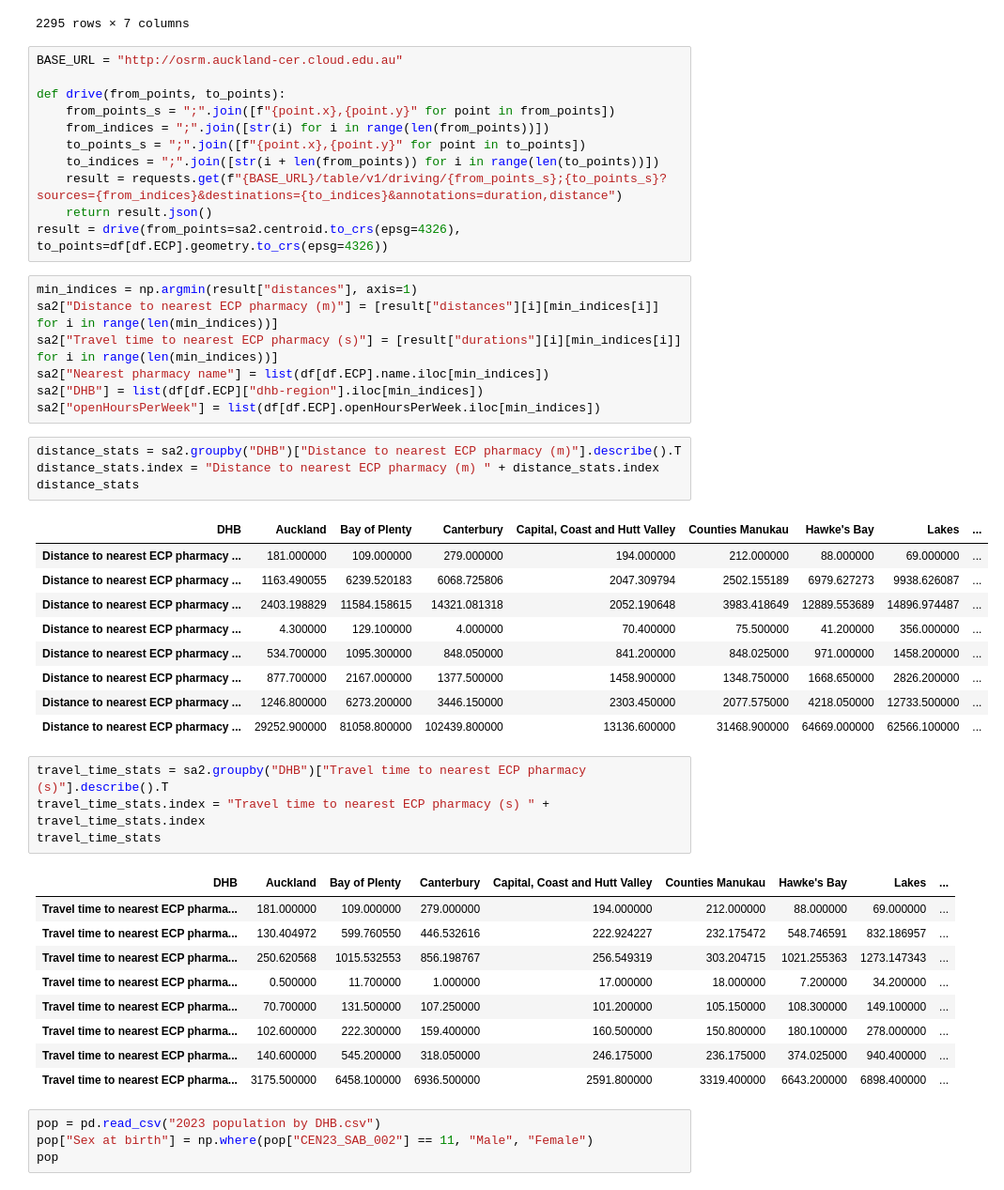
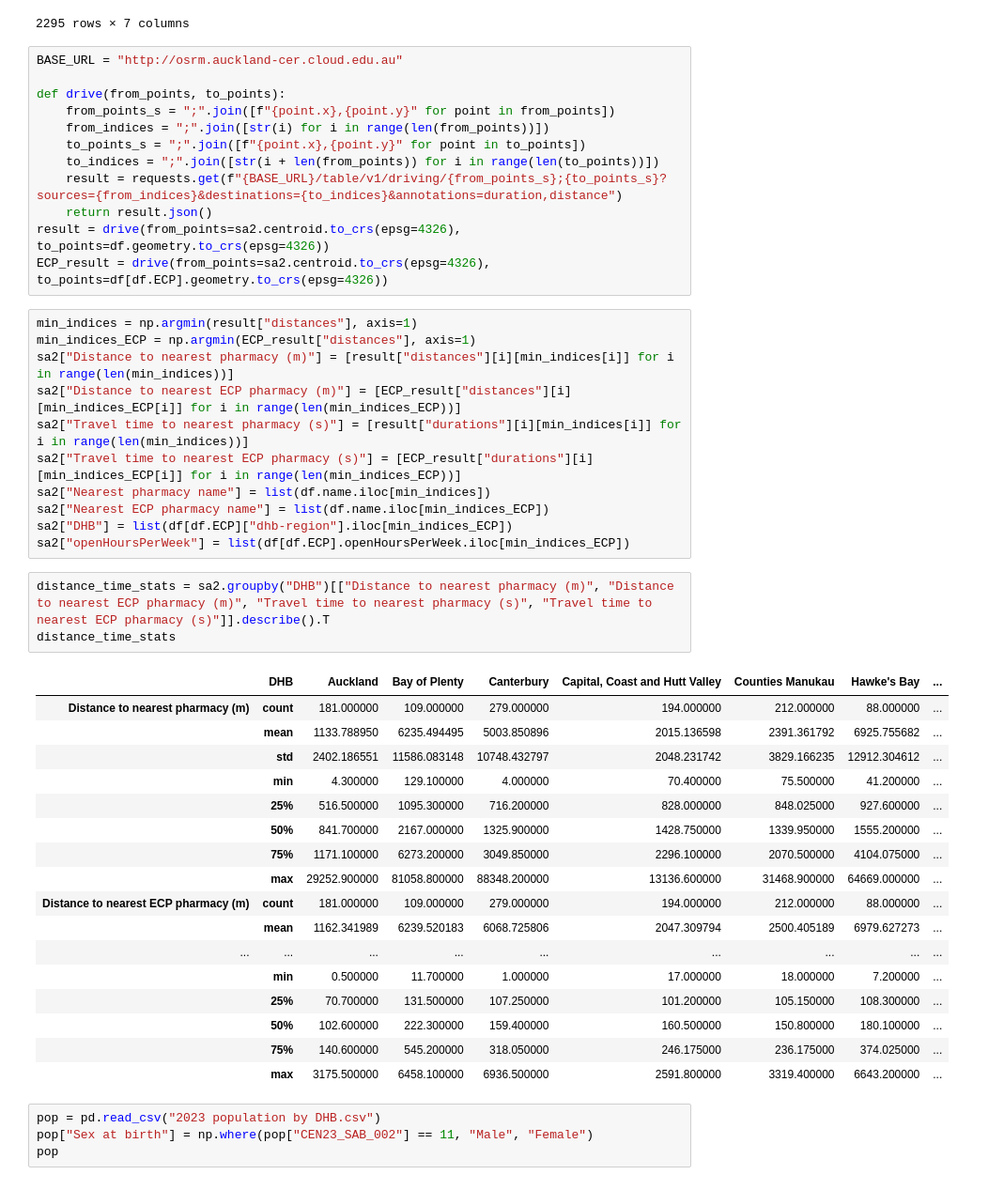
Before and after one commit to UoA-eResearch/healthpoint, a Jupyter notebook: ECP.ipynb, the cells around one changed output. Shown at 94% size. Saved outputs shown, nothing was run; the diff lists cells and outputs as text.

Commit message:
integrate births by age & DHB stats, add travel time to any pharmacy for comparison

```diff
--- a/ECP.ipynb
+++ b/ECP.ipynb
@@ -210,42 +210,40 @@ def drive(from_points, to_points):
     to_indices = ";".join([str(i + len(from_points)) for i in range(len(to_points))])
     result = requests.get(f"{BASE_URL}/table/v1/driving/{from_points_s};{to_points_s}?sources={from_indices}&destinations={to_indices}&annotations=duration,distance")
     return result.json()
-result = drive(from_points=sa2.centroid.to_crs(epsg=4326), to_points=df[df.ECP].geometry.to_crs(epsg=4326))
+result = drive(from_points=sa2.centroid.to_crs(epsg=4326), to_points=df.geometry.to_crs(epsg=4326))
+ECP_result = drive(from_points=sa2.centroid.to_crs(epsg=4326), to_points=df[df.ECP].geometry.to_crs(epsg=4326))
 # %%
 min_indices = np.argmin(result["distances"], axis=1)
-sa2["Distance to nearest ECP pharmacy (m)"] = [result["distances"][i][min_indices[i]] for i in range(len(min_indices))]
-sa2["Travel time to nearest ECP pharmacy (s)"] = [result["durations"][i][min_indices[i]] for i in range(len(min_indices))]
-sa2["Nearest pharmacy name"] = list(df[df.ECP].name.iloc[min_indices])
-sa2["DHB"] = list(df[df.ECP]["dhb-region"].iloc[min_indices])
-sa2["openHoursPerWeek"] = list(df[df.ECP].openHoursPerWeek.iloc[min_indices])
+min_indices_ECP = np.argmin(ECP_result["distances"], axis=1)
+sa2["Distance to nearest pharmacy (m)"] = [result["distances"][i][min_indices[i]] for i in range(len(min_indices))]
+sa2["Distance to nearest ECP pharmacy (m)"] = [ECP_result["distances"][i][min_indices_ECP[i]] for i in range(len(min_indices_ECP))]
+sa2["Travel time to nearest pharmacy (s)"] = [result["durations"][i][min_indices[i]] for i in range(len(min_indices))]
+sa2["Travel time to nearest ECP pharmacy (s)"] = [ECP_result["durations"][i][min_indices_ECP[i]] for i in range(len(min_indices_ECP))]
+sa2["Nearest pharmacy name"] = list(df.name.iloc[min_indices])
+sa2["Nearest ECP pharmacy name"] = list(df.name.iloc[min_indices_ECP])
+sa2["DHB"] = list(df[df.ECP]["dhb-region"].iloc[min_indices_ECP])
+sa2["openHoursPerWeek"] = list(df[df.ECP].openHoursPerWeek.iloc[min_indices_ECP])
 # %%
-distance_stats = sa2.groupby("DHB")["Distance to nearest ECP pharmacy (m)"].describe().T
-distance_stats.index = "Distance to nearest ECP pharmacy (m) " + distance_stats.index
-distance_stats
+distance_time_stats = sa2.groupby("DHB")[["Distance to nearest pharmacy (m)", "Distance to nearest ECP pharmacy (m)", "Travel time to nearest pharmacy (s)", "Travel time to nearest ECP pharmacy (s)"]].describe().T
+distance_time_stats
 # %% [output]
-| DHB | Auckland | Bay of Plenty | Canterbury | Capital, Coast and Hutt Valley | Counties Manukau | Hawke's Bay | Lakes | ... |
-| Distance to nearest ECP pharmacy ... | 181.000000 | 109.000000 | 279.000000 | 194.000000 | 212.000000 | 88.000000 | 69.000000 | ... |
-| Distance to nearest ECP pharmacy ... | 1163.490055 | 6239.520183 | 6068.725806 | 2047.309794 | 2502.155189 | 6979.627273 | 9938.626087 | ... |
-| Distance to nearest ECP pharmacy ... | 2403.198829 | 11584.158615 | 14321.081318 | 2052.190648 | 3983.418649 | 12889.553689 | 14896.974487 | ... |
-| Distance to nearest ECP pharmacy ... | 4.300000 | 129.100000 | 4.000000 | 70.400000 | 75.500000 | 41.200000 | 356.000000 | ... |
-| Distance to nearest ECP pharmacy ... | 534.700000 | 1095.300000 | 848.050000 | 841.200000 | 848.025000 | 971.000000 | 1458.200000 | ... |
-| Distance to nearest ECP pharmacy ... | 877.700000 | 2167.000000 | 1377.500000 | 1458.900000 | 1348.750000 | 1668.650000 | 2826.200000 | ... |
-| Distance to nearest ECP pharmacy ... | 1246.800000 | 6273.200000 | 3446.150000 | 2303.450000 | 2077.575000 | 4218.050000 | 12733.500000 | ... |
-| Distance to nearest ECP pharmacy ... | 29252.900000 | 81058.800000 | 102439.800000 | 13136.600000 | 31468.900000 | 64669.000000 | 62566.100000 | ... |
+|  | DHB | Auckland | Bay of Plenty | Canterbury | Capital, Coast and Hutt Valley | Counties Manukau | Hawke's Bay | ... |
+| Distance to nearest pharmacy (m) | count | 181.000000 | 109.000000 | 279.000000 | 194.000000 | 212.000000 | 88.000000 | ... |
+|  | mean | 1133.788950 | 6235.494495 | 5003.850896 | 2015.136598 | 2391.361792 | 6925.755682 | ... |
+|  | std | 2402.186551 | 11586.083148 | 10748.432797 | 2048.231742 | 3829.166235 | 12912.304612 | ... |
+|  | min | 4.300000 | 129.100000 | 4.000000 | 70.400000 | 75.500000 | 41.200000 | ... |
+|  | 25% | 516.500000 | 1095.300000 | 716.200000 | 828.000000 | 848.025000 | 927.600000 | ... |
+|  | 50% | 841.700000 | 2167.000000 | 1325.900000 | 1428.750000 | 1339.950000 | 1555.200000 | ... |
+|  | 75% | 1171.100000 | 6273.200000 | 3049.850000 | 2296.100000 | 2070.500000 | 4104.075000 | ... |
+|  | max | 29252.900000 | 81058.800000 | 88348.200000 | 13136.600000 | 31468.900000 | 64669.000000 | ... |
+| Distance to nearest ECP pharmacy (m) | count | 181.000000 | 109.000000 | 279.000000 | 194.000000 | 212.000000 | 88.000000 | ... |
+|  | mean | 1162.341989 | 6239.520183 | 6068.725806 | 2047.309794 | 2500.405189 | 6979.627273 | ... |
+| ... | ... | ... | ... | ... | ... | ... | ... | ... |
+|  | min | 0.500000 | 11.700000 | 1.000000 | 17.000000 | 18.000000 | 7.200000 | ... |
+|  | 25% | 70.700000 | 131.500000 | 107.250000 | 101.200000 | 105.150000 | 108.300000 | ... |
+|  | 50% | 102.600000 | 222.300000 | 159.400000 | 160.500000 | 150.800000 | 180.100000 | ... |
+|  | 75% | 140.600000 | 545.200000 | 318.050000 | 246.175000 | 236.175000 | 374.025000 | ... |
+|  | max | 3175.500000 | 6458.100000 | 6936.500000 | 2591.800000 | 3319.400000 | 6643.200000 | ... |
-# %%
-travel_time_stats = sa2.groupby("DHB")["Travel time to nearest ECP pharmacy (s)"].describe().T
-travel_time_stats.index = "Travel time to nearest ECP pharmacy (s) " + travel_time_stats.index
-travel_time_stats
-# %% [output]
-| DHB | Auckland | Bay of Plenty | Canterbury | Capital, Coast and Hutt Valley | Counties Manukau | Hawke's Bay | Lakes | ... |
-| Travel time to nearest ECP pharma... | 181.000000 | 109.000000 | 279.000000 | 194.000000 | 212.000000 | 88.000000 | 69.000000 | ... |
-| Travel time to nearest ECP pharma... | 130.404972 | 599.760550 | 446.532616 | 222.924227 | 232.175472 | 548.746591 | 832.186957 | ... |
-| Travel time to nearest ECP pharma... | 250.620568 | 1015.532553 | 856.198767 | 256.549319 | 303.204715 | 1021.255363 | 1273.147343 | ... |
-| Travel time to nearest ECP pharma... | 0.500000 | 11.700000 | 1.000000 | 17.000000 | 18.000000 | 7.200000 | 34.200000 | ... |
-| Travel time to nearest ECP pharma... | 70.700000 | 131.500000 | 107.250000 | 101.200000 | 105.150000 | 108.300000 | 149.100000 | ... |
-| Travel time to nearest ECP pharma... | 102.600000 | 222.300000 | 159.400000 | 160.500000 | 150.800000 | 180.100000 | 278.000000 | ... |
-| Travel time to nearest ECP pharma... | 140.600000 | 545.200000 | 318.050000 | 246.175000 | 236.175000 | 374.025000 | 940.400000 | ... |
-| Travel time to nearest ECP pharma... | 3175.500000 | 6458.100000 | 6936.500000 | 2591.800000 | 3319.400000 | 6643.200000 | 6898.400000 | ... |
 # %%
 pop = pd.read_csv("2023 population by DHB.csv")
 pop["Sex at birth"] = np.where(pop["CEN23_SAB_002"] == 11, "Male", "Female")
```
Also changed, not shown: parts of 11 cells of this notebook, 3 other files.
